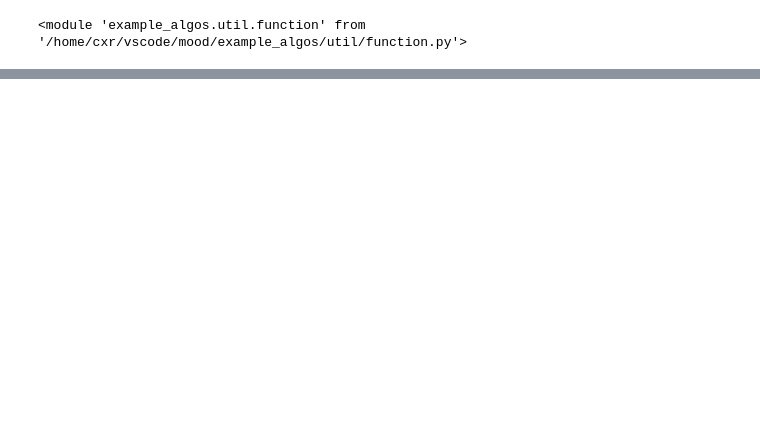
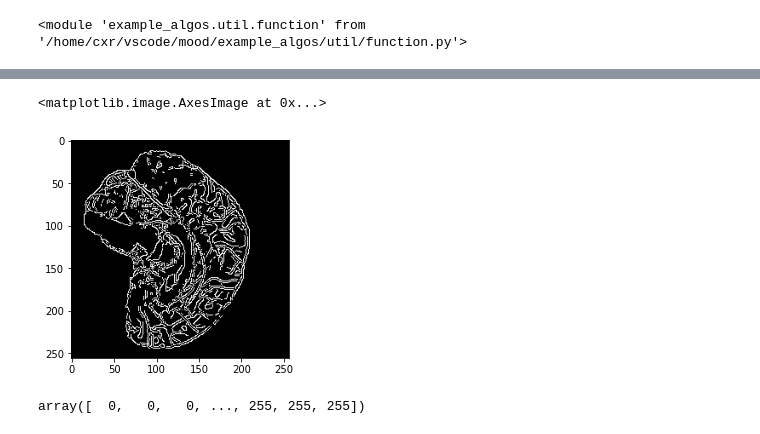
Before and after one commit to chenxuerun/mood, a Jupyter notebook: test.ipynb, the cells around one changed output, grey strips where cells are left out. Cells and saved outputs as stored; diff of their text form; code cells hidden in the pictures; blank space fills up the shorter version.

```diff
--- a/test.ipynb
+++ b/test.ipynb
@@ -35,0 +21,2 @@ ni_save(save_path, new, np_aff)
+# %%
+img = np_array[128]
@@ -35,0 +27,14 @@ ni_save(save_path, new, np_aff)
+# %%
+temp = img * 256
+temp = temp.astype(np.uint8)
+temp = cv2.Canny(temp, 150, 200)
+img = temp.astype(np.float) / 256
+# %%
+plt.imshow(img, cmap='gray')
+# %% [output]
+<matplotlib.image.AxesImage at 0x...>
+[figure, added]
+# %%
+np.where(img!=1)[0]
+# %% [output]
+array([  0,   0,   0, ..., 255, 255, 255])
```
Also changed, not shown: parts of 27 cells of this notebook, 4 other files.
